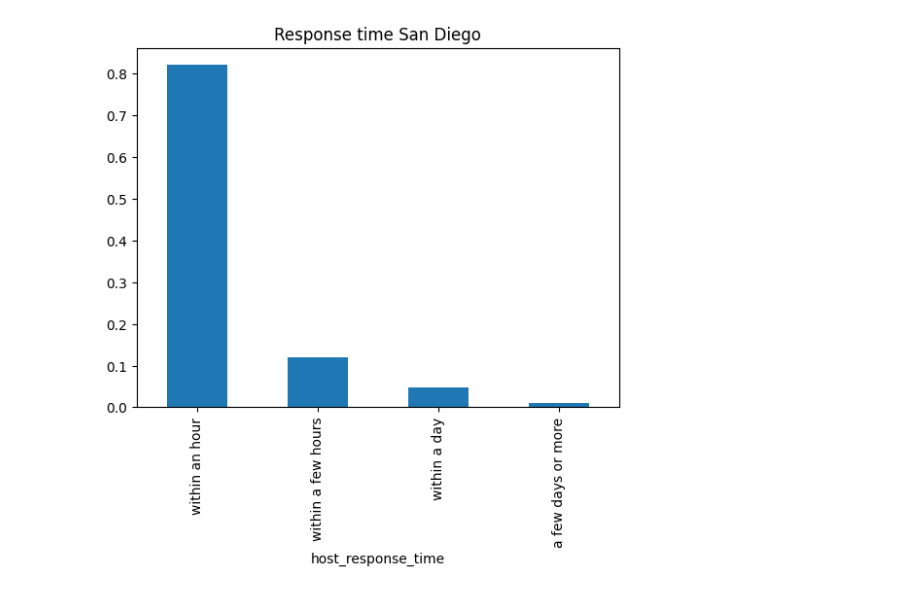
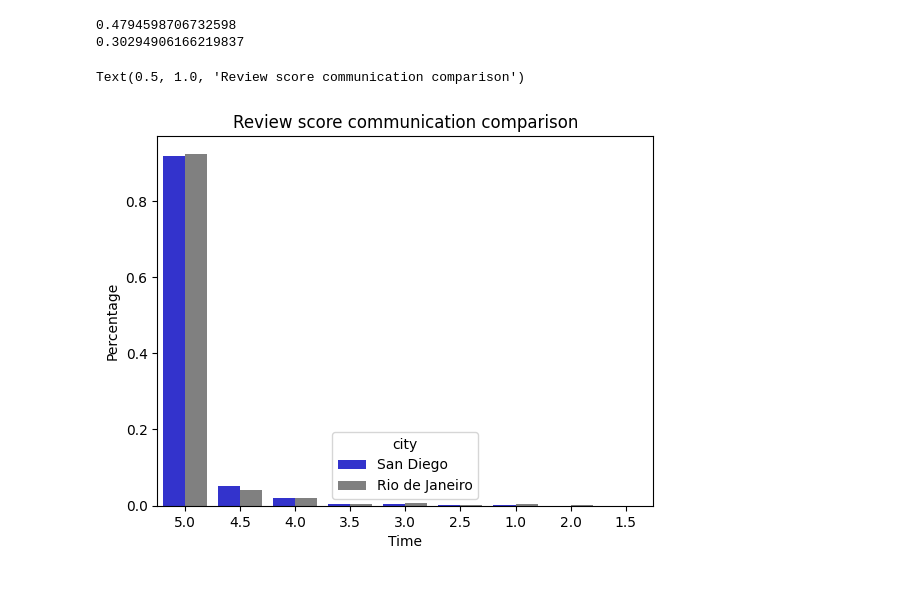
Before and after one commit to mulhermaonocodigo/data_science_introduction, a Jupyter notebook: airbnb_analysis.ipynb, the cells around one changed output. Drawn from its saved outputs; the diff is of its cells as text; code cells hidden in the pictures.

```diff
--- a/airbnb_analysis.ipynb
+++ b/airbnb_analysis.ipynb
@@ -72,6 +176,0 @@ print (percentage_of_host_response_diego)
-# %%
-status_vals = df_diego_small['host_response_time'].value_counts()
-(status_vals/df_diego_small.shape[0]).plot(kind="bar");
-plt.title("Response time San Diego");
-# %% [output]
-[figure, removed]
@@ -77,0 +181,44 @@ plt.title("Response time San Diego");
+# %%
+print(mean_review_comm_rio)
+print(mean_review_comm_diego)
+# %% [output]
+0.4794598706732598
+0.30294906166219837
+# %%
+possible_vals =[5.0, 4.5,	4.0, 3.5,	3.0,  2.5,	2.0, 2.5,  1.0, 1.5, 0.0]
+study_rio = df_rio_small['review_scores_communication'].value_counts().reset_index()
+study_df_rio = total_count(study_rio, 'review_scores_communication', 'count', possible_vals,0.5)
+
+study_diego = df_diego_small['review_scores_communication'].value_counts().reset_index()
+study_df_diego = total_count(study_diego, 'review_scores_communication', 'count', possible_vals,0.5)
+
+study_df_rio.set_index('review_scores_communication', inplace=True)
+study_df_diego.set_index('review_scores_communication', inplace=True)
+
+city_diego  = ['San Diego'] * study_df_diego.shape[0]
+city_rio    = ['Rio de Janeiro'] * study_df_rio.shape[0]
+study_df_diego['city'] = city_diego
+study_df_rio['city'] = city_rio
+
+study_df_diego['count'] = study_df_diego['count']/study_df_diego['count'].sum()
+study_df_rio['count'] = study_df_rio['count']/study_df_rio['count'].sum()
+
+df_forth_analysis_study = pd.concat([study_df_diego,study_df_rio])
+df_forth_analysis_study.rename(columns={'index': 'method'}, inplace=True)
+
+df_forth_analysis_study['review_scores_communication'] = df_forth_analysis_study.index
+
+ax = sns.barplot(
+    data=df_forth_analysis_study,
+    x="review_scores_communication",
+    y="count",
+    hue="city",
+    palette=['blue', 'gray'],
+    saturation=0.6,
+)
+ax.set_ylabel('Percentage')
+ax.set_xlabel('Time')
+ax.set_title('Review score communication comparison')
+# %% [output]
+Text(0.5, 1.0, 'Review score communication comparison')
+[figure, added]
```
Also changed, not shown: parts of 25 cells of this notebook.
